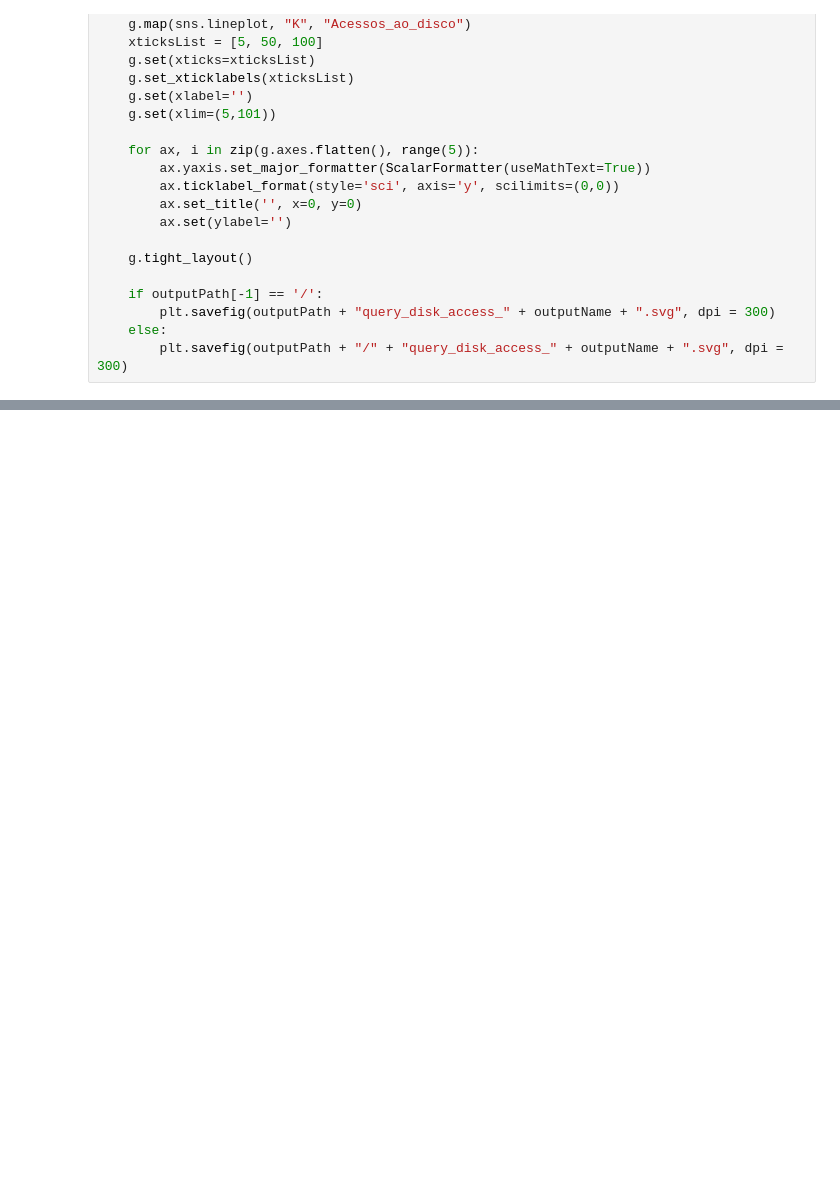
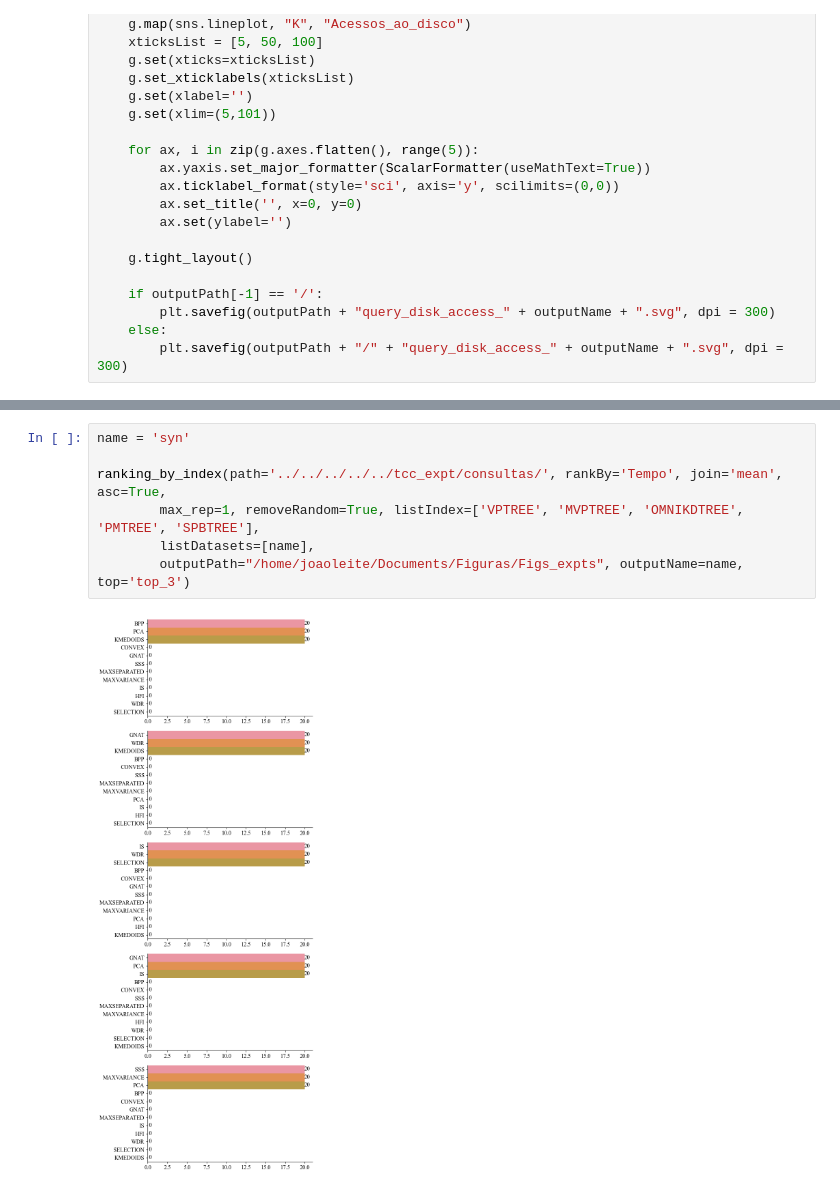
Before and after one commit to JoaoVitorLeite/gervLibProject, a Jupyter notebook: gervLib_Project/gervLib/python/Plots.ipynb, the cells around one changed output, grey strips where cells are left out. Saved outputs shown, nothing was run; the diff lists cells and outputs as text; blank space fills up the shorter version.

```diff
--- a/gervLib_Project/gervLib/python/Plots.ipynb
+++ b/gervLib_Project/gervLib/python/Plots.ipynb
@@ -340,0 +377,9 @@ ranking(path='../../../../../tcc_expt/consultas/', rankBy='Tempo', join='mean',
+# %%
+name = 'syn'
+
+ranking_by_index(path='../../../../../tcc_expt/consultas/', rankBy='Tempo', join='mean', asc=True,
+        max_rep=1, removeRandom=True, listIndex=['VPTREE', 'MVPTREE', 'OMNIKDTREE', 'PMTREE', 'SPBTREE'],
+        listDatasets=[name],
+        outputPath="/home/joaoleite/Documents/Figuras/Figs_expts", outputName=name, top='top_3')
+# %% [output]
+[figure, added]
```
Also changed, not shown: parts of 6 cells of this notebook, 1 other file.
